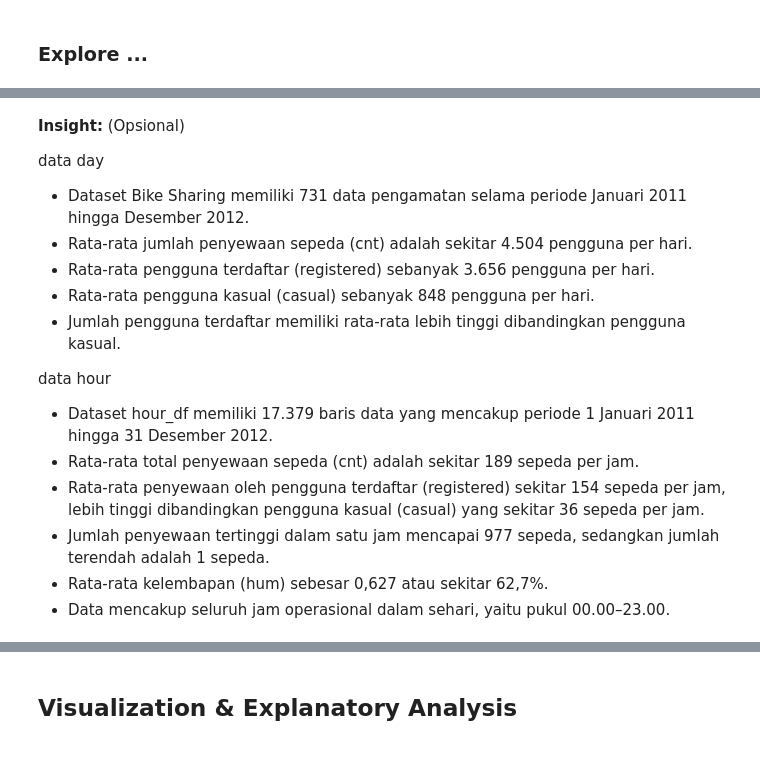
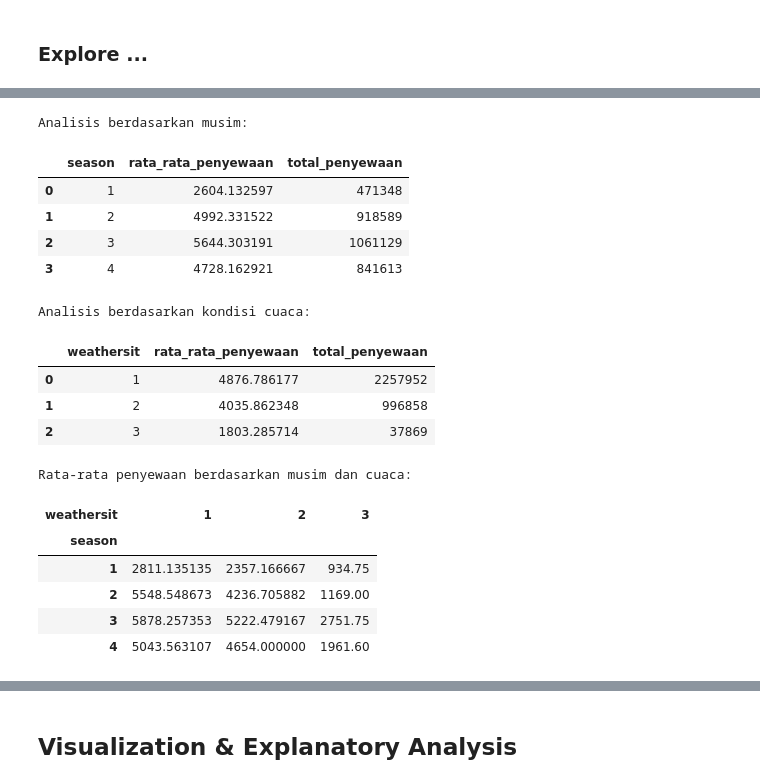
Before and after one commit to fadhilahnaufal/bike-sharing-analysis, a Jupyter notebook: notebook.ipynb, the cells around one changed output, grey strips where cells are left out. Saved outputs shown, nothing was run; the diff lists cells and outputs as text; code cells hidden in the pictures; blank space fills up the shorter version.

```diff
--- a/notebook.ipynb
+++ b/notebook.ipynb
@@ -258,17 +289,49 @@ hour_df.describe()
-# %% [markdown]
-**Insight:** (Opsional)
-
-data day
-- Dataset Bike Sharing memiliki 731 data pengamatan selama periode Januari 2011 hingga Desember 2012.
-- Rata-rata jumlah penyewaan sepeda (cnt) adalah sekitar 4.504 pengguna per hari.
-- Rata-rata pengguna terdaftar (registered) sebanyak 3.656 pengguna per hari.
-- Rata-rata pengguna kasual (casual) sebanyak 848 pengguna per hari.
-- Jumlah pengguna terdaftar memiliki rata-rata lebih tinggi dibandingkan pengguna kasual.
-
-data hour
-- Dataset hour_df memiliki 17.379 baris data yang mencakup periode 1 Januari 2011 hingga 31 Desember 2012.
-- Rata-rata total penyewaan sepeda (cnt) adalah sekitar 189 sepeda per jam.
-- Rata-rata penyewaan oleh pengguna terdaftar (registered) sekitar 154 sepeda per jam, lebih tinggi dibandingkan pengguna kasual (casual) yang sekitar 36 sepeda per jam.
-- Jumlah penyewaan tertinggi dalam satu jam mencapai 977 sepeda, sedangkan jumlah terendah adalah 1 sepeda.
-- Rata-rata kelembapan (hum) sebesar 0,627 atau sekitar 62,7%.
-- Data mencakup seluruh jam operasional dalam sehari, yaitu pukul 00.00–23.00.
+# %%
+# 1. Analisis Penyewaan Sepeda Berdasarkan Musim dan Kondisi Cuaca
+# Rata-rata penyewaan sepeda berdasarkan musim
+season_analysis = day_df.groupby("season").agg(
+    rata_rata_penyewaan=("cnt", "mean"),
+    total_penyewaan=("cnt", "sum")
+).reset_index()
+
+print("Analisis berdasarkan musim:")
+display(season_analysis)
+
+# Rata-rata penyewaan sepeda berdasarkan kondisi cuaca
+weather_analysis = day_df.groupby("weathersit").agg(
+    rata_rata_penyewaan=("cnt", "mean"),
+    total_penyewaan=("cnt", "sum")
+).reset_index()
+
+print("\nAnalisis berdasarkan kondisi cuaca:")
+display(weather_analysis)
+
+# Hubungan musim dan kondisi cuaca dengan penyewaan
+season_weather_analysis = day_df.pivot_table(
+    values="cnt",
+    index="season",
+    columns="weathersit",
+    aggfunc="mean"
+)
+
+print("\nRata-rata penyewaan berdasarkan musim dan cuaca:")
+display(season_weather_analysis)
+# %% [output]
+Analisis berdasarkan musim:
+|  | season | rata_rata_penyewaan | total_penyewaan |
+| 0 | 1 | 2604.132597 | 471348 |
+| 1 | 2 | 4992.331522 | 918589 |
+| 2 | 3 | 5644.303191 | 1061129 |
+| 3 | 4 | 4728.162921 | 841613 |
+Analisis berdasarkan kondisi cuaca:
+|  | weathersit | rata_rata_penyewaan | total_penyewaan |
+| 0 | 1 | 4876.786177 | 2257952 |
+| 1 | 2 | 4035.862348 | 996858 |
+| 2 | 3 | 1803.285714 | 37869 |
+Rata-rata penyewaan berdasarkan musim dan cuaca:
+| weathersit | 1 | 2 | 3 |
+| season |  |  |  |
+| 1 | 2811.135135 | 2357.166667 | 934.75 |
+| 2 | 5548.548673 | 4236.705882 | 1169.00 |
+| 3 | 5878.257353 | 5222.479167 | 2751.75 |
+| 4 | 5043.563107 | 4654.000000 | 1961.60 |
```
Also changed, not shown: parts of 53 cells of this notebook.
